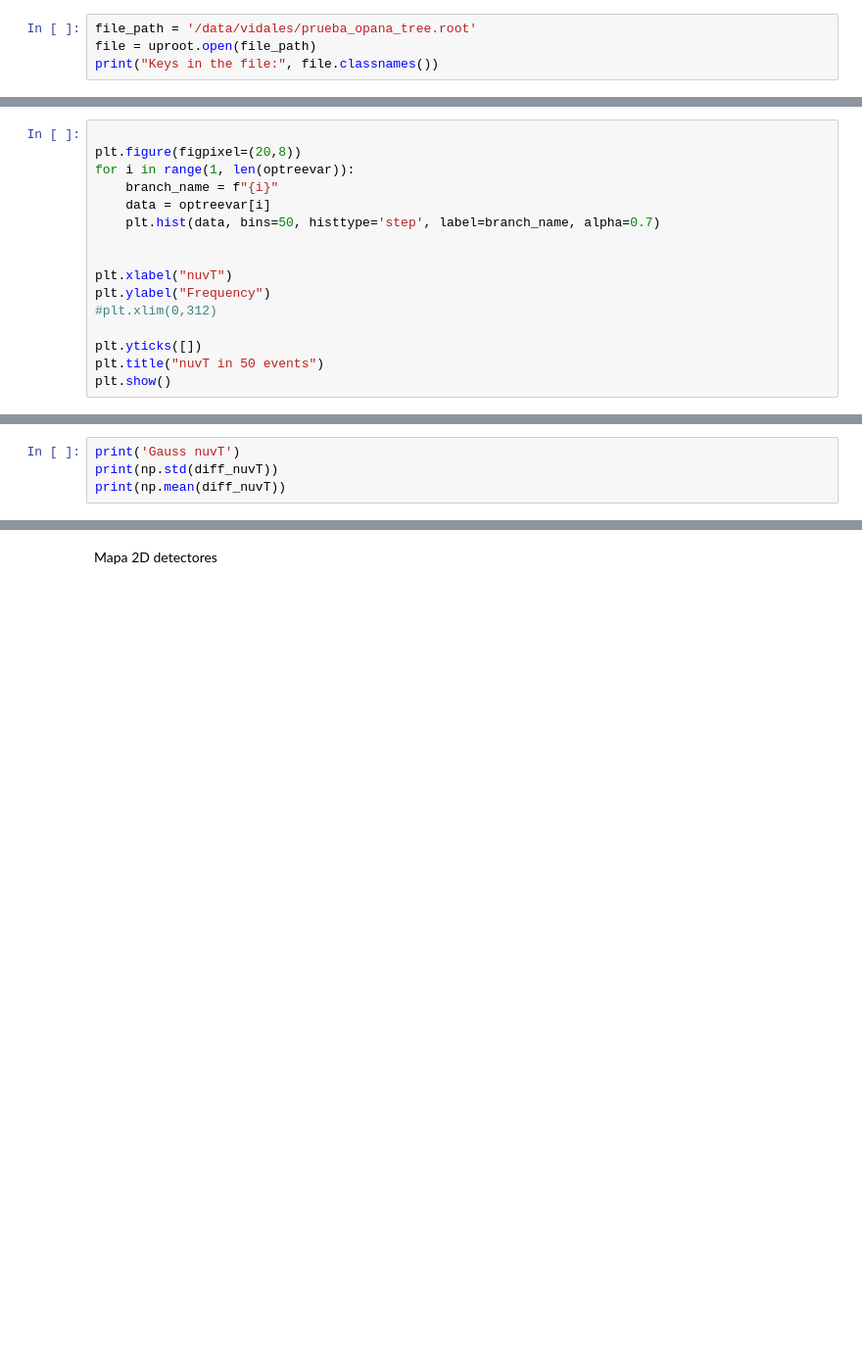
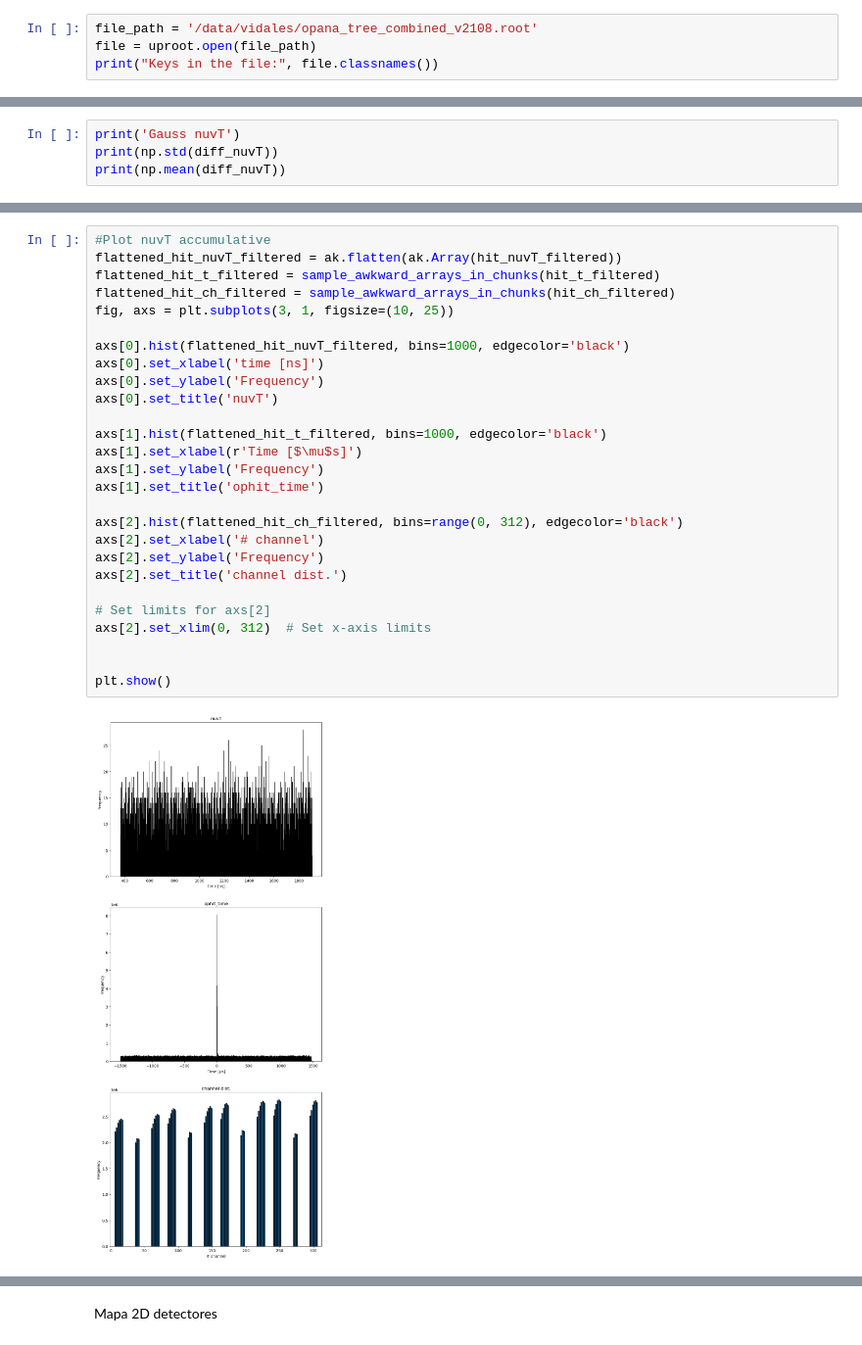
Before and after one commit to CIEMAT-Neutrino/AI_nuvT, a Jupyter notebook: nuvT_pred.ipynb, the cells around one changed output, grey strips where cells are left out. Shown at 98% size. Cells and saved outputs as stored; diff of their text form; blank space fills up the shorter version.

```diff
--- a/nuvT_pred.ipynb
+++ b/nuvT_pred.ipynb
@@ -34,7 +46,7 @@ from tensorflow.keras.callbacks import ModelCheckpoint # type: ignore
 # %% [markdown]
 The data corresponds to the Monte Carlo simulation of the SBND experiment. It was obtained by simulating the creation of neutrinos in the beam and their subsequent interaction in SBND, as well as the simulation of the detector's response to the particles resulting from the interaction of the neutrinos.
 # %%
-file_path = '/data/vidales/prueba_opana_tree.root'
+file_path = '/data/vidales/opana_tree_combined_v2108.root'
 file = uproot.open(file_path)
 print("Keys in the file:", file.classnames())
 # %% [output]
@@ -64,16 +58,0 @@ Lengths of individual sub-arrays: [1, 1, 1, 1, 2, 1, 1, 2, 1, 2, 1, 1, 1, ..., 1
-# %%
-
-plt.figure(figpixel=(20,8))
-for i in range(1, len(optreevar)):
-    branch_name = f"{i}"
-    data = optreevar[i]
-    plt.hist(data, bins=50, histtype='step', label=branch_name, alpha=0.7)
-
-
-plt.xlabel("nuvT")
-plt.ylabel("Frequency")
-#plt.xlim(0,312)
-
-plt.yticks([])
-plt.title("nuvT in 50 events")
-plt.show()
@@ -546,0 +602,29 @@ Necesario para los plots 2D y 3D del mapa de detectores
+# %%
+#Plot nuvT accumulative
+flattened_hit_nuvT_filtered = ak.flatten(ak.Array(hit_nuvT_filtered))
+flattened_hit_t_filtered = sample_awkward_arrays_in_chunks(hit_t_filtered)
+flattened_hit_ch_filtered = sample_awkward_arrays_in_chunks(hit_ch_filtered)
+fig, axs = plt.subplots(3, 1, figsize=(10, 25))
+
+axs[0].hist(flattened_hit_nuvT_filtered, bins=1000, edgecolor='black')
+axs[0].set_xlabel('time [ns]')
+axs[0].set_ylabel('Frequency')
+axs[0].set_title('nuvT')
+
+axs[1].hist(flattened_hit_t_filtered, bins=1000, edgecolor='black')
+axs[1].set_xlabel(r'Time [$\mu$s]')
+axs[1].set_ylabel('Frequency')
+axs[1].set_title('ophit_time')
+
+axs[2].hist(flattened_hit_ch_filtered, bins=range(0, 312), edgecolor='black')
+axs[2].set_xlabel('# channel')
+axs[2].set_ylabel('Frequency')
+axs[2].set_title('channel dist.')
+
+# Set limits for axs[2]
+axs[2].set_xlim(0, 312)  # Set x-axis limits
+
+
+plt.show()
+# %% [output]
+[figure, added]
```
Also changed, not shown: parts of 43 cells of this notebook.
